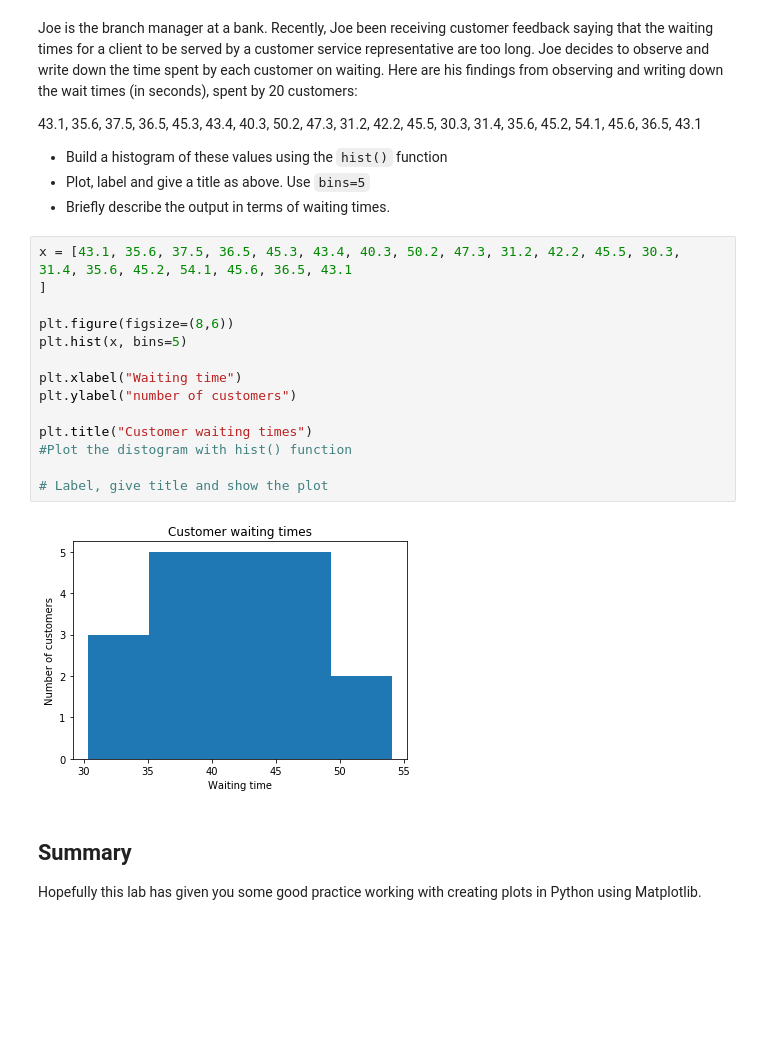
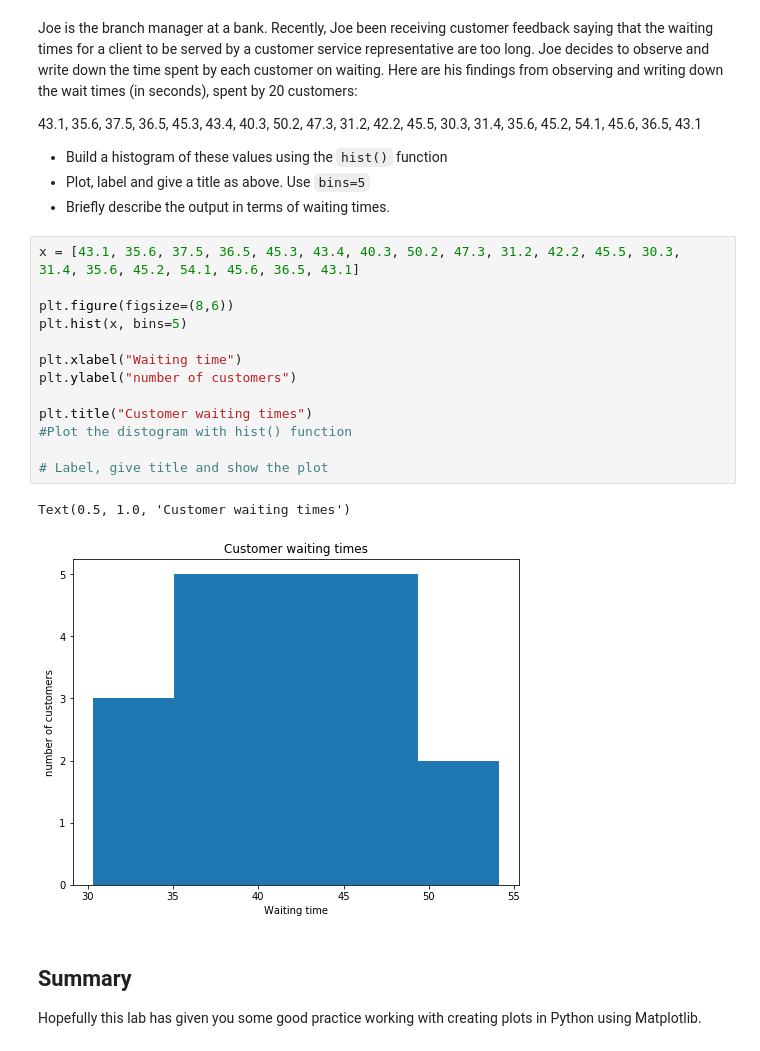
Before and after one commit to nicodonovan/dsc-0-01-22-visualizing-data-lab-online-ds-pt-100118, a Jupyter notebook: index.ipynb, the cells around one changed output. Saved outputs shown, nothing was run; the diff lists cells and outputs as text; blank space fills up the shorter version.

```diff
--- a/index.ipynb
+++ b/index.ipynb
@@ -101,21 +101,21 @@ Joe is the branch manager at a bank. Recently, Joe been receiving customer feedb
 * Plot, label and give a title as above. Use  `bins=5`
 * Briefly describe the output in terms of waiting times.
 # %%
-x = [43.1, 35.6, 37.5, 36.5, 45.3, 43.4, 40.3, 50.2, 47.3, 31.2, 42.2, 45.5, 30.3, 31.4, 35.6, 45.2, 54.1, 45.6, 36.5, 43.1
-]
+x = [43.1, 35.6, 37.5, 36.5, 45.3, 43.4, 40.3, 50.2, 47.3, 31.2, 42.2, 45.5, 30.3, 31.4, 35.6, 45.2, 54.1, 45.6, 36.5, 43.1]
 
 plt.figure(figsize=(8,6))
 plt.hist(x, bins=5)
 
 plt.xlabel("Waiting time")
 plt.ylabel("number of customers")
 
 plt.title("Customer waiting times")
 #Plot the distogram with hist() function
 
 # Label, give title and show the plot
 # %% [output]
+Text(0.5, 1.0, 'Customer waiting times')
-[figure, old version]
+[figure, new version]
 # %% [markdown]
 ## Summary
 
```
